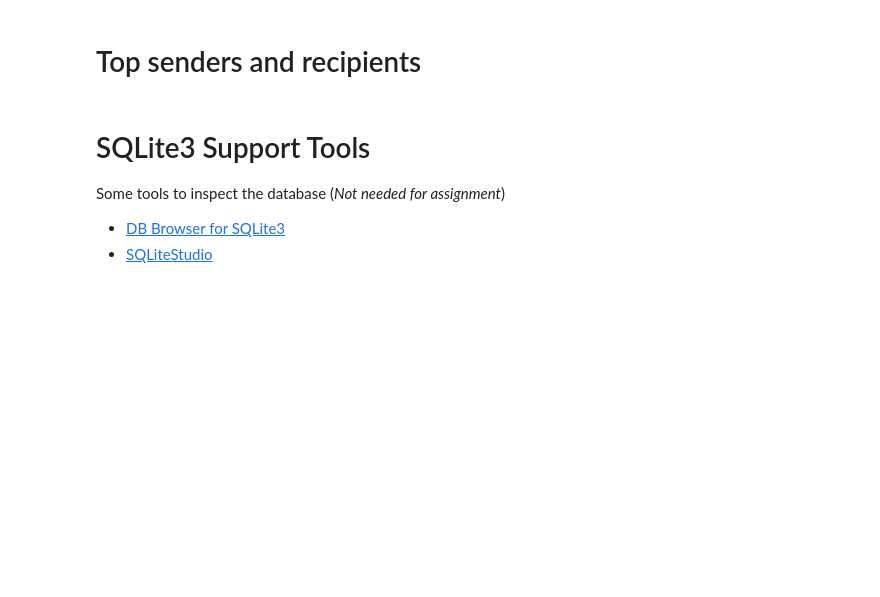
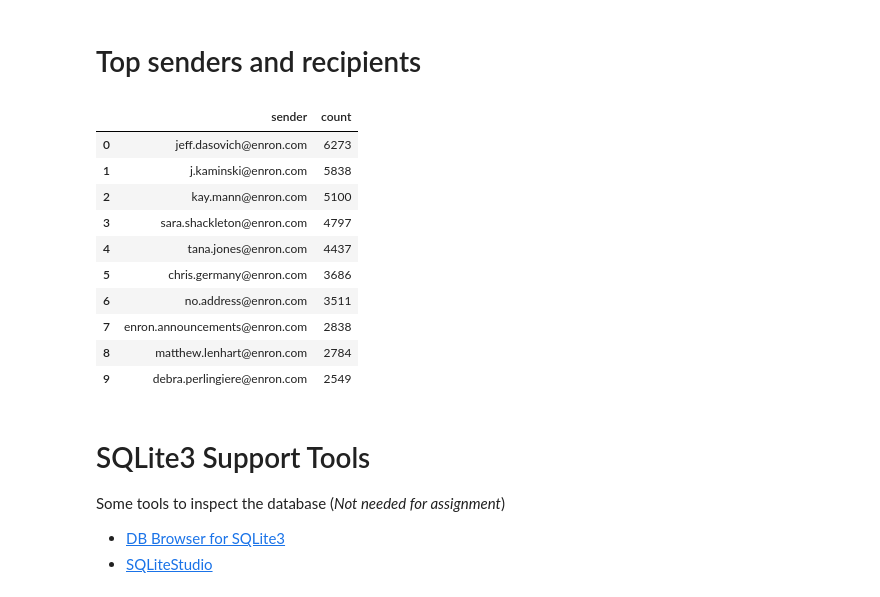
Before and after one commit to JamilaBibi/IBP-assignment-2, a Jupyter notebook: _enron_data.ipynb, the cells around one changed output. Saved outputs shown, nothing was run; the diff lists cells and outputs as text; code cells hidden in the pictures; blank space fills up the shorter version.

```diff
--- a/_enron_data.ipynb
+++ b/_enron_data.ipynb
@@ -253,6 +253,31 @@ sns.lineplot(x= 'date', y='count', data= messagepermonth_df)
 # Top senders and recipients
 # %%
 #write sql query to count top sender
+sql_senders = """
+SELECT sender, COUNT(*)
+AS count
+FROM message
+GROUP BY sender
+ORDER BY count
+DESC
+LIMIT 10
+"""
+# %%
+#convert data in dataframe
+top_sendr_df = pd.read_sql_query(sql_senders, conn)
+top_sendr_df
+# %% [output]
+|  | sender | count |
+| 0 | jeff.dasovich@enron.com | 6273 |
+| 1 | j.kaminski@enron.com | 5838 |
+| 2 | kay.mann@enron.com | 5100 |
+| 3 | sara.shackleton@enron.com | 4797 |
+| 4 | tana.jones@enron.com | 4437 |
+| 5 | chris.germany@enron.com | 3686 |
+| 6 | no.address@enron.com | 3511 |
+| 7 | enron.announcements@enron.com | 2838 |
+| 8 | matthew.lenhart@enron.com | 2784 |
+| 9 | debra.perlingiere@enron.com | 2549 |
 # %% [markdown]
 # SQLite3 Support Tools
 
```
Also changed, not shown: parts of 2 cells of this notebook.
